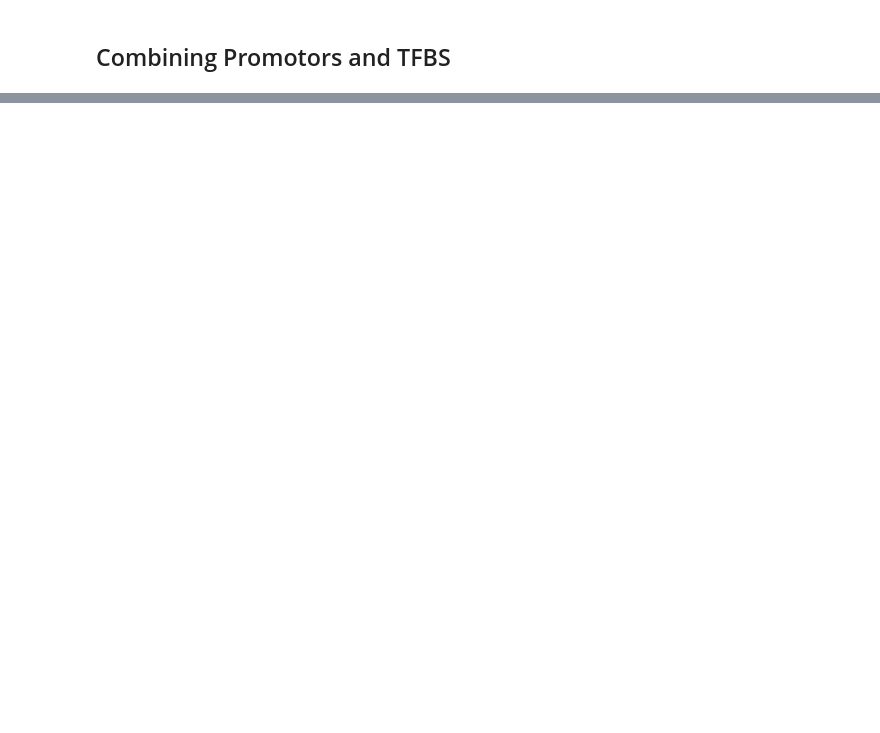
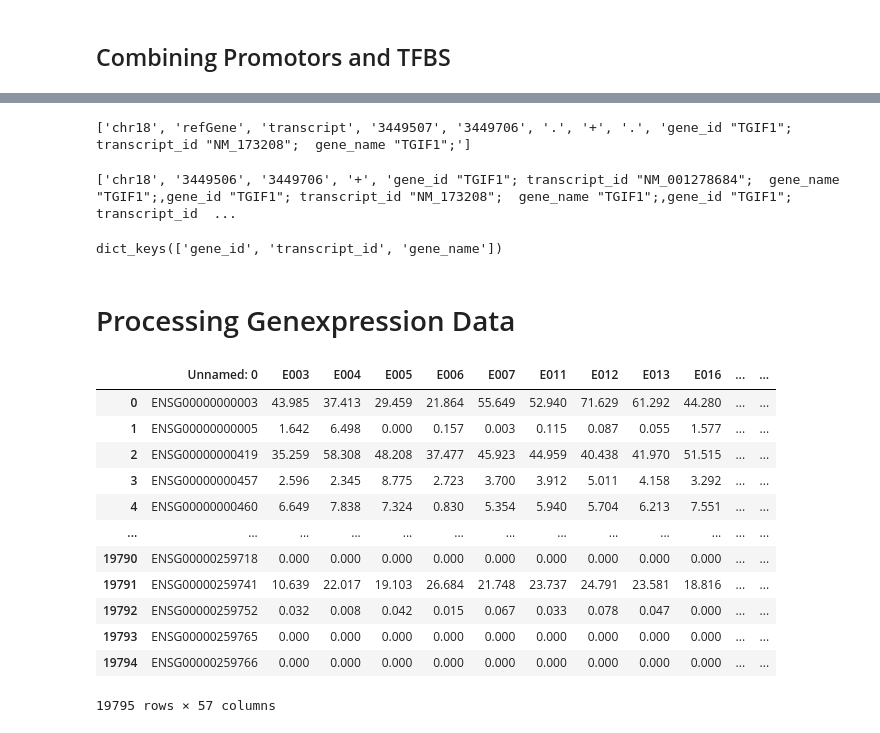
Before and after one commit to JulianMeigen/Bachelor, a Jupyter notebook: Collect_Data/Beginning.ipynb, the cells around one changed output, grey strips where cells are left out. Cells and saved outputs as stored; diff of their text form; code cells hidden in the pictures; blank space fills up the shorter version.

```diff
--- a/Collect_Data/Beginning.ipynb
+++ b/Collect_Data/Beginning.ipynb
@@ -271,0 +290,35 @@ chr1    refGene transcript      11674   11873   .       +       .       gene_id
+# %%
+test = promotor.filter(lambda x: x.chrom == "chr18" and x.start == 3449506).saveas("test.gtf")
+print(test[0].fields)
+# %% [output]
+['chr18', 'refGene', 'transcript', '3449507', '3449706', '.', '+', '.', 'gene_id "TGIF1"; transcript_id "NM_173208";  gene_name "TGIF1";']
+# %%
+test_merge = test.merge(s=True, c=[7,9] , o="distinct")
+print(test_merge[0].fields)
+# %% [output]
+['chr18', '3449506', '3449706', '+', 'gene_id "TGIF1"; transcript_id "NM_001278684";  gene_name "TGIF1";,gene_id "TGIF1"; transcript_id "NM_173208";  gene_name "TGIF1";,gene_id "TGIF1"; transcript_id  ...
+# %%
+print(promotor[0].attrs.keys())
+# %% [output]
+dict_keys(['gene_id', 'transcript_id', 'gene_name'])
+# %% [markdown]
+# Processing Genexpression Data
+# %%
+gen_expr_path = "/sybig/projects/GeneRegulation/data/jme/Bachelorarbeit/data/RNA_seq.csv"
+gene_expr = pd.read_csv(gen_expr_path)
+# %%
+gene_expr
+# %% [output]
+|  | Unnamed: 0 | E003 | E004 | E005 | E006 | E007 | E011 | E012 | E013 | E016 | ... | ... |
+| 0 | ENSG00000000003 | 43.985 | 37.413 | 29.459 | 21.864 | 55.649 | 52.940 | 71.629 | 61.292 | 44.280 | ... | ... |
+| 1 | ENSG00000000005 | 1.642 | 6.498 | 0.000 | 0.157 | 0.003 | 0.115 | 0.087 | 0.055 | 1.577 | ... | ... |
+| 2 | ENSG00000000419 | 35.259 | 58.308 | 48.208 | 37.477 | 45.923 | 44.959 | 40.438 | 41.970 | 51.515 | ... | ... |
+| 3 | ENSG00000000457 | 2.596 | 2.345 | 8.775 | 2.723 | 3.700 | 3.912 | 5.011 | 4.158 | 3.292 | ... | ... |
+| 4 | ENSG00000000460 | 6.649 | 7.838 | 7.324 | 0.830 | 5.354 | 5.940 | 5.704 | 6.213 | 7.551 | ... | ... |
+| ... | ... | ... | ... | ... | ... | ... | ... | ... | ... | ... | ... | ... |
+| 19790 | ENSG00000259718 | 0.000 | 0.000 | 0.000 | 0.000 | 0.000 | 0.000 | 0.000 | 0.000 | 0.000 | ... | ... |
+| 19791 | ENSG00000259741 | 10.639 | 22.017 | 19.103 | 26.684 | 21.748 | 23.737 | 24.791 | 23.581 | 18.816 | ... | ... |
+| 19792 | ENSG00000259752 | 0.032 | 0.008 | 0.042 | 0.015 | 0.067 | 0.033 | 0.078 | 0.047 | 0.000 | ... | ... |
+| 19793 | ENSG00000259765 | 0.000 | 0.000 | 0.000 | 0.000 | 0.000 | 0.000 | 0.000 | 0.000 | 0.000 | ... | ... |
+| 19794 | ENSG00000259766 | 0.000 | 0.000 | 0.000 | 0.000 | 0.000 | 0.000 | 0.000 | 0.000 | 0.000 | ... | ... |
+19795 rows × 57 columns
```
Also changed, not shown: parts of 9 cells of this notebook, 1 other file.
